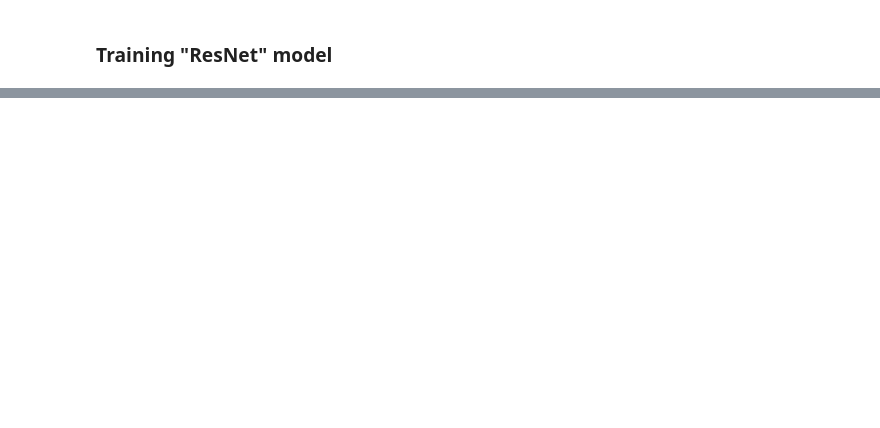
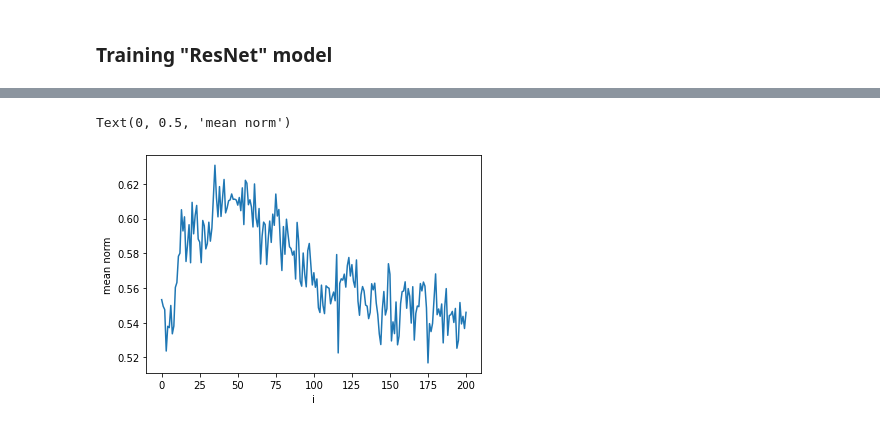
Before and after one commit to LiableFish/dlsyscourse-project, a Jupyter notebook: project.ipynb, the cells around one changed output, grey strips where cells are left out. Saved outputs shown, nothing was run; the diff lists cells and outputs as text; code cells hidden in the pictures; blank space fills up the shorter version.

```diff
--- a/project.ipynb
+++ b/project.ipynb
@@ -187,0 +403,7 @@ _train(resnet_deq_model)
+# %%
+plt.plot(range(len(history)), [np.mean(meta.norms) for meta in history])
+plt.xlabel("i")
+plt.ylabel("mean norm")
+# %% [output]
+Text(0, 0.5, 'mean norm')
+[figure, added]
```
Also changed, not shown: parts of 38 cells of this notebook.
